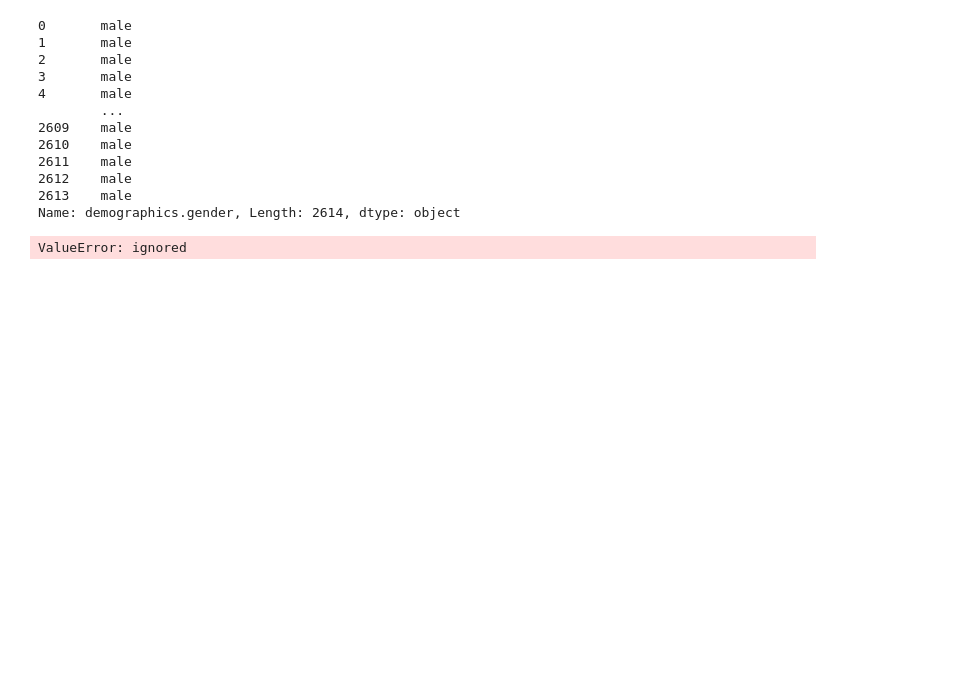
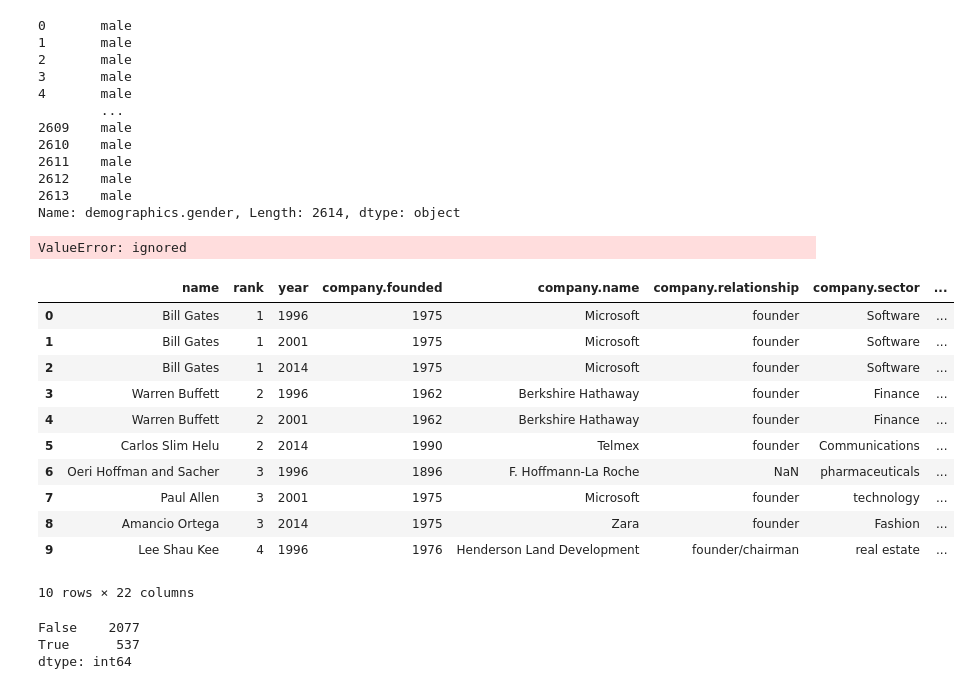
Before and after one commit to SarahMason2015/Billionaires, a Jupyter notebook: BillionairesData.ipynb, the cells around one changed output. Drawn from its saved outputs; the diff is of its cells as text; code cells hidden in the pictures; blank space fills up the shorter version.

```diff
--- a/BillionairesData.ipynb
+++ b/BillionairesData.ipynb
@@ -132,3 +147,26 @@ billion_df = billion_df[billion_df.demographics.gender !='married couple']
 # %%
 #Rename columns with simpler titles
 # Then get back to this dataframe error.
+# %%
+billionaires_df = pd.read_csv("billionaires.csv")
+billionaires_df.head(10)
+# %% [output]
+|  | name | rank | year | company.founded | company.name | company.relationship | company.sector | ... |
+| 0 | Bill Gates | 1 | 1996 | 1975 | Microsoft | founder | Software | ... |
+| 1 | Bill Gates | 1 | 2001 | 1975 | Microsoft | founder | Software | ... |
+| 2 | Bill Gates | 1 | 2014 | 1975 | Microsoft | founder | Software | ... |
+| 3 | Warren Buffett | 2 | 1996 | 1962 | Berkshire Hathaway | founder | Finance | ... |
+| 4 | Warren Buffett | 2 | 2001 | 1962 | Berkshire Hathaway | founder | Finance | ... |
+| 5 | Carlos Slim Helu | 2 | 2014 | 1990 | Telmex | founder | Communications | ... |
+| 6 | Oeri Hoffman and Sacher | 3 | 1996 | 1896 | F. Hoffmann-La Roche | NaN | pharmaceuticals | ... |
+| 7 | Paul Allen | 3 | 2001 | 1975 | Microsoft | founder | technology | ... |
+| 8 | Amancio Ortega | 3 | 2014 | 1975 | Zara | founder | Fashion | ... |
+| 9 | Lee Shau Kee | 4 | 1996 | 1976 | Henderson Land Development | founder/chairman | real estate | ... |
+10 rows × 22 columns
+# %%
+multi_bills = billionaires_df.duplicated(subset='name')
+multi_bills.value_counts()
+# %% [output]
+False    2077
+True      537
+dtype: int64
```
Also changed, not shown: parts of 10 cells of this notebook.
